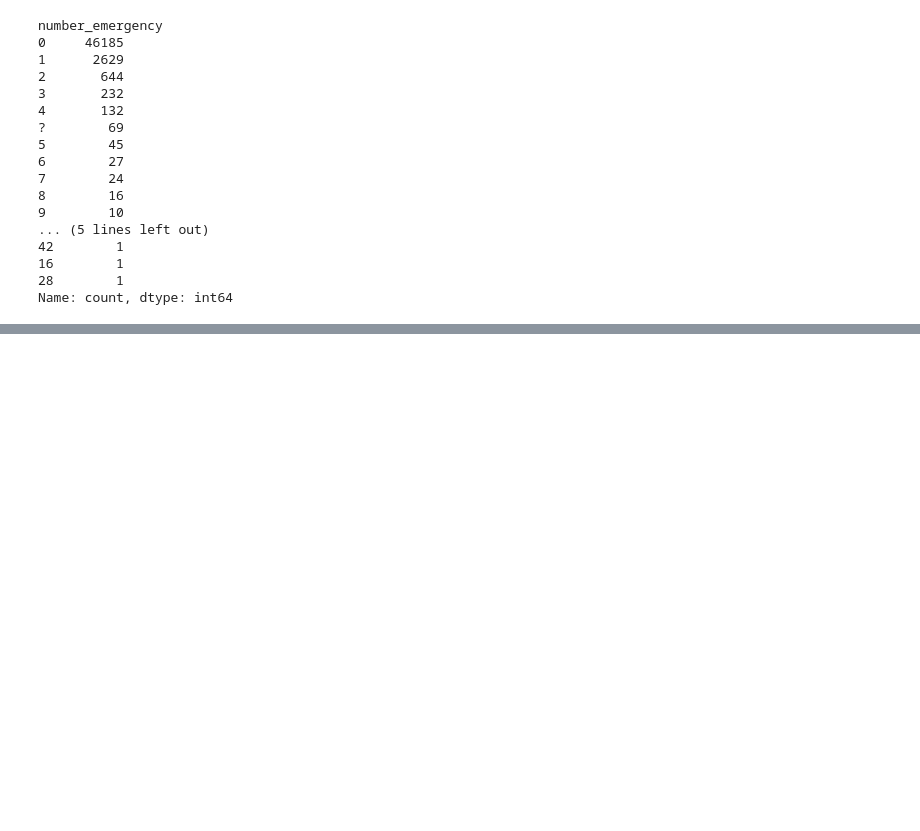
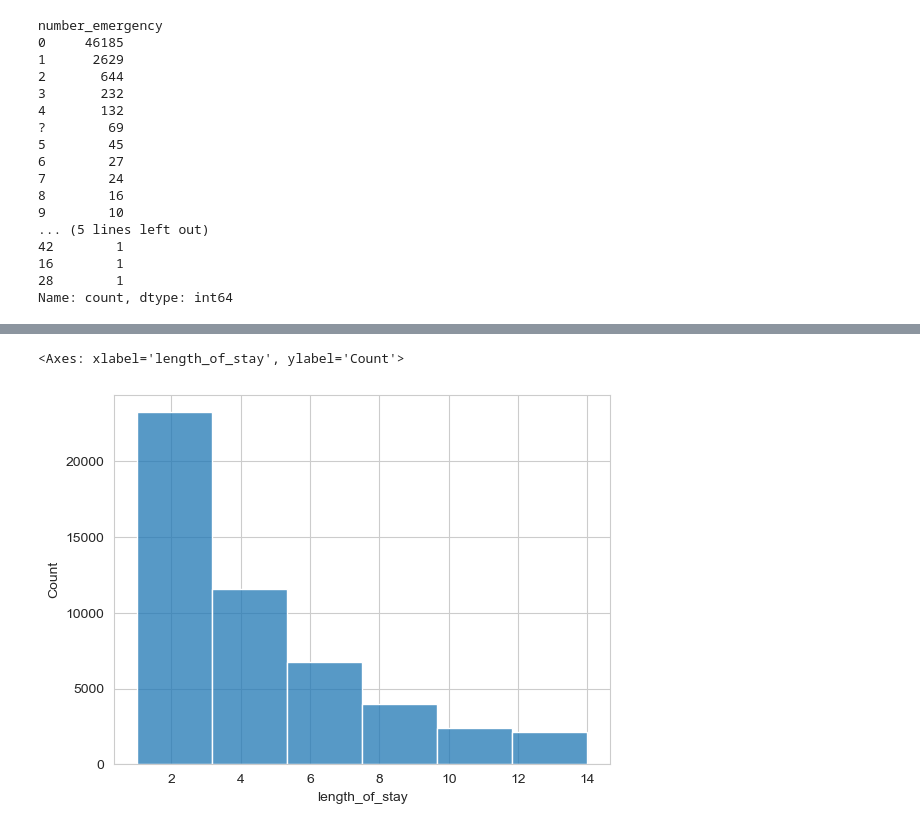
Before and after one commit to johnmarquess/IFN509, a Jupyter notebook: Assignment1_submission/assigment1_analysis.ipynb, the cells around one changed output, grey strips where cells are left out. Cells and saved outputs as stored; diff of their text form; code cells hidden in the pictures; blank space fills up the shorter version.

```diff
--- a/Assignment1_submission/assigment1_analysis.ipynb
+++ b/Assignment1_submission/assigment1_analysis.ipynb
@@ -68,0 +146,5 @@ Name: count, dtype: int64
+# %%
+sns.histplot(d1['length_of_stay'], bins=6)
+# %% [output]
+<Axes: xlabel='length_of_stay', ylabel='Count'>
+[figure, added]
```
Also changed, not shown: parts of 13 cells of this notebook, 1 other file.
